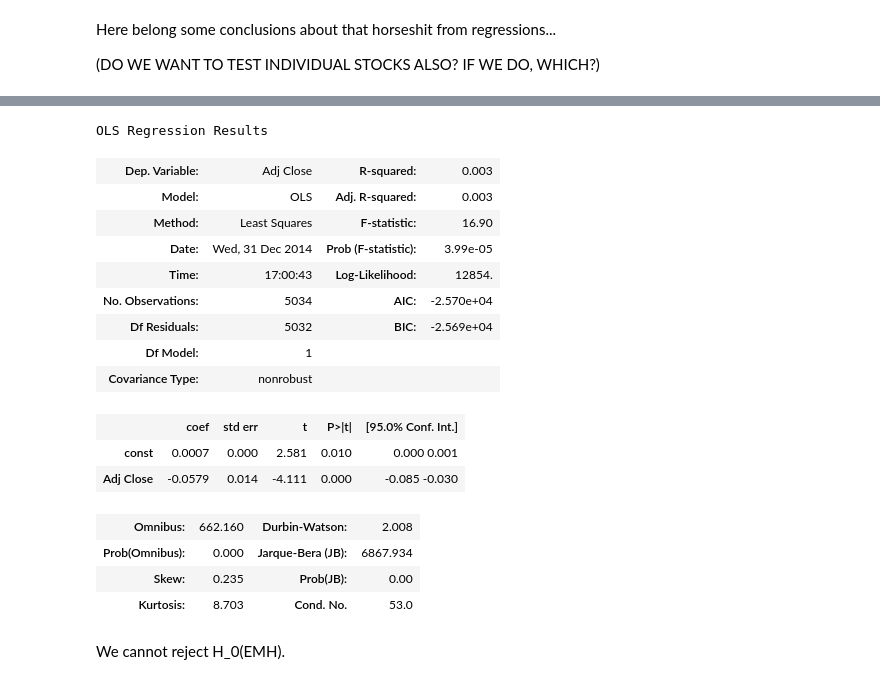
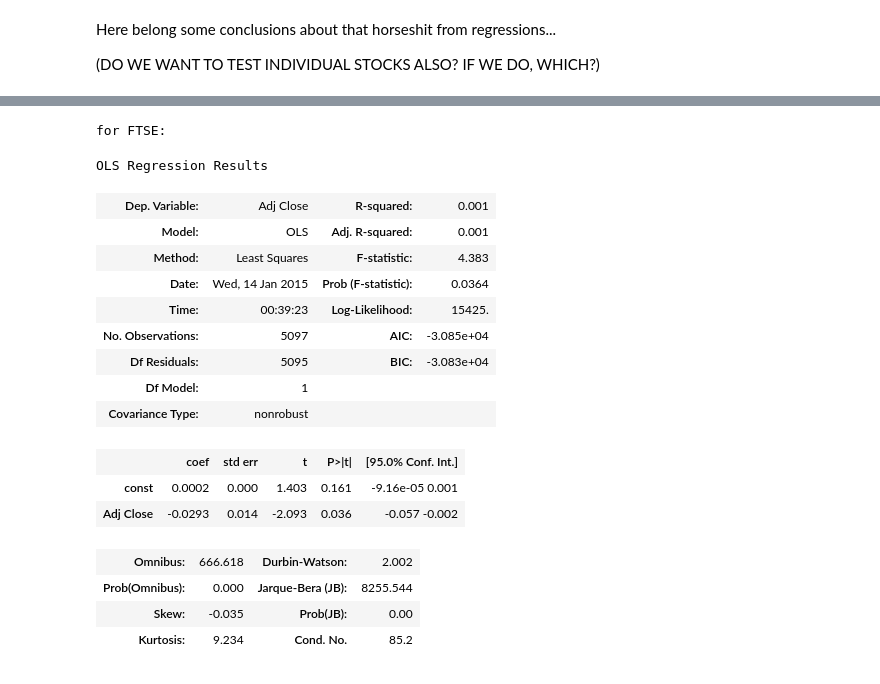
Before and after one commit to ankitvad/ML-FIN, a Jupyter notebook: Testing Random-Walk Hypothesis and related shit.ipynb, the cells around one changed output, grey strips where cells are left out. Drawn from its saved outputs; the diff is of its cells as text; code cells hidden in the pictures.

```diff
--- a/Testing Random-Walk Hypothesis and related shit.ipynb
+++ b/Testing Random-Walk Hypothesis and related shit.ipynb
@@ -191,0 +166,3 @@ Name: Adj Close, dtype: float64)
+# %%
+FTSE_1d_returns = FTSE['Adj Close'].pct_change().dropna()
+FTSE_1d_returns.plot()
@@ -210,24 +219,28 @@ X.head()
 # %%
+y = FTSE_1d_returns[1:]
+X = FTSE_1d_returns.shift().dropna()
+X = sm.add_constant(X)
+
+print 'for FTSE:'
 est = sm.OLS(y, X)
 est = est.fit()
 est.summary()
 # %% [output]
-OLS Regression Results
+for FTSE:
+OLS Regression Results
-| Dep. Variable: | Adj Close | R-squared: | 0.003 |
-| Model: | OLS | Adj. R-squared: | 0.003 |
-| Method: | Least Squares | F-statistic: | 16.90 |
-| Date: | Wed, 31 Dec 2014 | Prob (F-statistic): | 3.99e-05 |
-| Time: | 17:00:43 | Log-Likelihood: | 12854. |
-| No. Observations: | 5034 | AIC: | -2.570e+04 |
-| Df Residuals: | 5032 | BIC: | -2.569e+04 |
+| Dep. Variable: | Adj Close | R-squared: | 0.001 |
+| Model: | OLS | Adj. R-squared: | 0.001 |
+| Method: | Least Squares | F-statistic: | 4.383 |
+| Date: | Wed, 14 Jan 2015 | Prob (F-statistic): | 0.0364 |
+| Time: | 00:39:23 | Log-Likelihood: | 15425. |
+| No. Observations: | 5097 | AIC: | -3.085e+04 |
+| Df Residuals: | 5095 | BIC: | -3.083e+04 |
 | Df Model: | 1 |  |  |
 | Covariance Type: | nonrobust |  |  |
 |  | coef | std err | t | P>|t| | [95.0% Conf. Int.] |
-| const | 0.0007 | 0.000 | 2.581 | 0.010 | 0.000 0.001 |
-| Adj Close | -0.0579 | 0.014 | -4.111 | 0.000 | -0.085 -0.030 |
+| const | 0.0002 | 0.000 | 1.403 | 0.161 | -9.16e-05 0.001 |
+| Adj Close | -0.0293 | 0.014 | -2.093 | 0.036 | -0.057 -0.002 |
-| Omnibus: | 662.160 | Durbin-Watson: | 2.008 |
-| Prob(Omnibus): | 0.000 | Jarque-Bera (JB): | 6867.934 |
-| Skew: | 0.235 | Prob(JB): | 0.00 |
-| Kurtosis: | 8.703 | Cond. No. | 53.0 |
+| Omnibus: | 666.618 | Durbin-Watson: | 2.002 |
+| Prob(Omnibus): | 0.000 | Jarque-Bera (JB): | 8255.544 |
+| Skew: | -0.035 | Prob(JB): | 0.00 |
+| Kurtosis: | 9.234 | Cond. No. | 85.2 |
-# %% [markdown]
-We cannot reject H_0(EMH).
```
Also changed, not shown: parts of 18 cells of this notebook.
